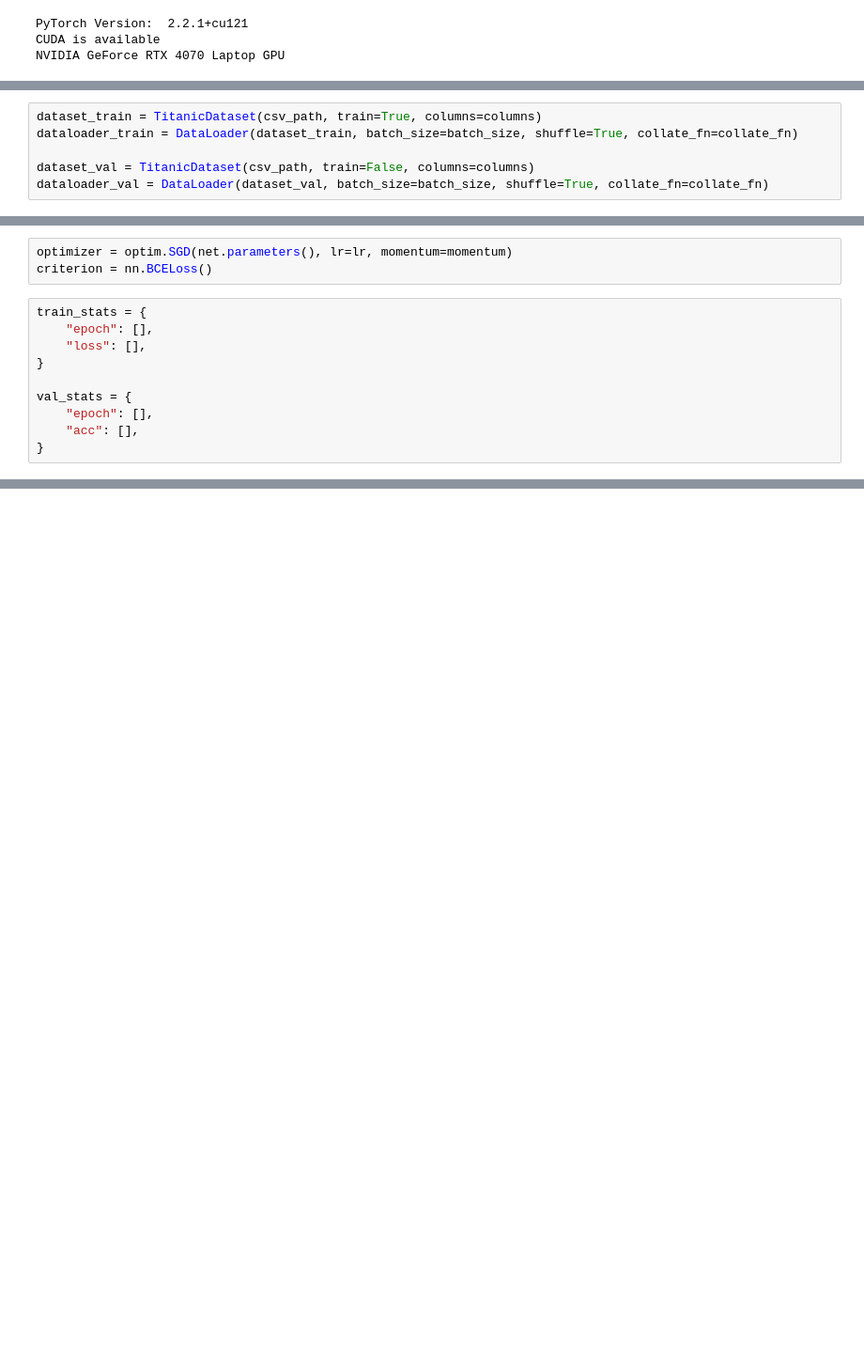
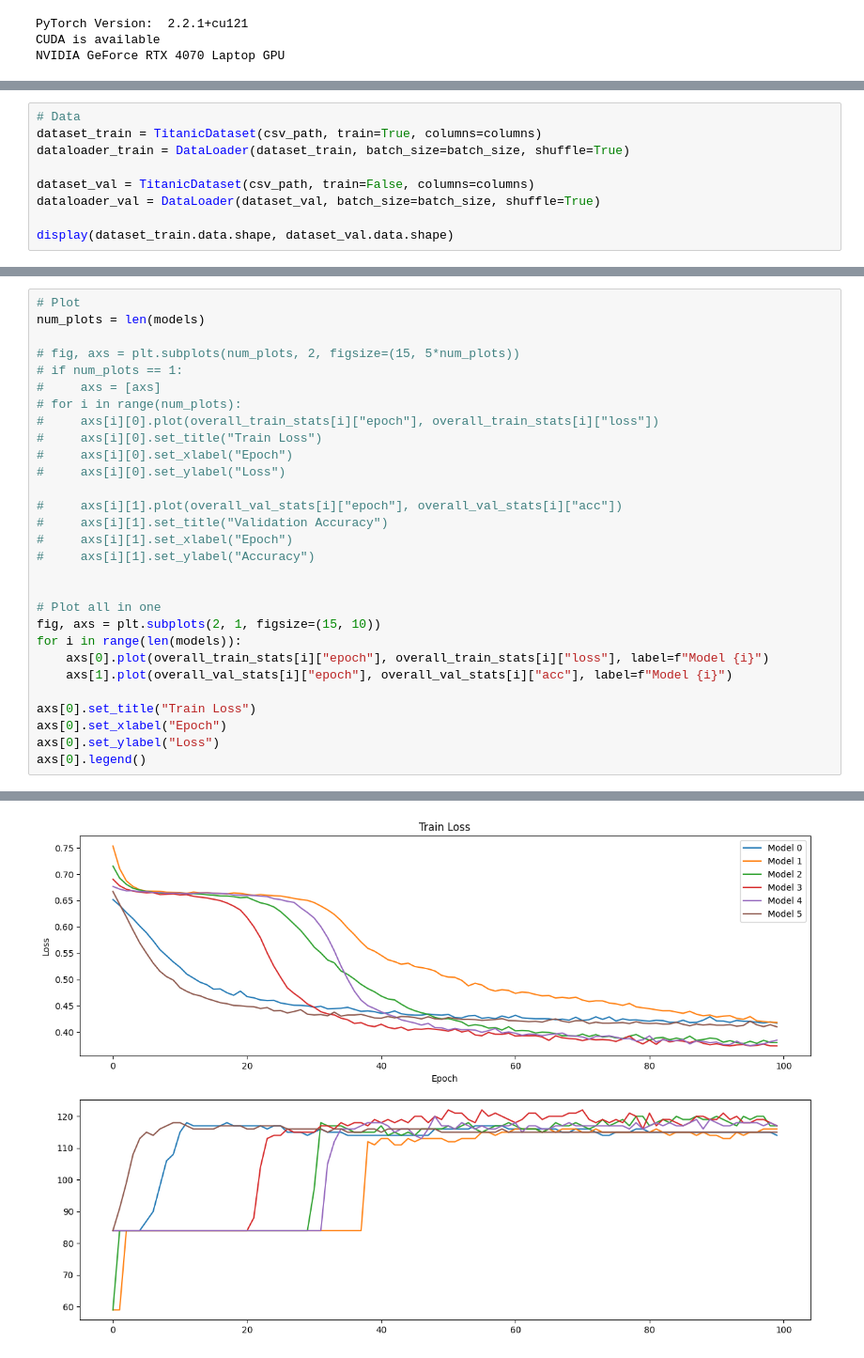
Before and after one commit to ilyii/deep-learning, a Jupyter notebook: titanic/code.ipynb, the cells around one changed output, grey strips where cells are left out. Shown at 94% size. Drawn from its saved outputs; the diff is of its cells as text; blank space fills up the shorter version.

```diff
--- a/titanic/code.ipynb
+++ b/titanic/code.ipynb
@@ -99,6 +213,9 @@ def collate_fn(batch):
 # %%
+# Data
 dataset_train = TitanicDataset(csv_path, train=True, columns=columns)
-dataloader_train = DataLoader(dataset_train, batch_size=batch_size, shuffle=True, collate_fn=collate_fn)
+dataloader_train = DataLoader(dataset_train, batch_size=batch_size, shuffle=True)
 
 dataset_val = TitanicDataset(csv_path, train=False, columns=columns)
-dataloader_val = DataLoader(dataset_val, batch_size=batch_size, shuffle=True, collate_fn=collate_fn)
+dataloader_val = DataLoader(dataset_val, batch_size=batch_size, shuffle=True)
+
+display(dataset_train.data.shape, dataset_val.data.shape)
@@ -164,13 +224,0 @@ out_dim = 1
-# %%
-optimizer = optim.SGD(net.parameters(), lr=lr, momentum=momentum)
-criterion = nn.BCELoss()
-# %%
-train_stats = {
-    "epoch": [],
-    "loss": [],
-}
-
-val_stats = {
-    "epoch": [],
-    "acc": [],
-}
@@ -251,0 +457,30 @@ plt.plot(val_stats["epoch"], val_stats["acc"], label="Accuracy")
+# %%
+# Plot
+num_plots = len(models)
+
+# fig, axs = plt.subplots(num_plots, 2, figsize=(15, 5*num_plots))
+# if num_plots == 1:
+#     axs = [axs]
+# for i in range(num_plots):
+#     axs[i][0].plot(overall_train_stats[i]["epoch"], overall_train_stats[i]["loss"])
+#     axs[i][0].set_title("Train Loss")
+#     axs[i][0].set_xlabel("Epoch")
+#     axs[i][0].set_ylabel("Loss")
+
+#     axs[i][1].plot(overall_val_stats[i]["epoch"], overall_val_stats[i]["acc"])
+#     axs[i][1].set_title("Validation Accuracy")
+#     axs[i][1].set_xlabel("Epoch")
+#     axs[i][1].set_ylabel("Accuracy")
+
+
+# Plot all in one
+fig, axs = plt.subplots(2, 1, figsize=(15, 10))
+for i in range(len(models)):
+    axs[0].plot(overall_train_stats[i]["epoch"], overall_train_stats[i]["loss"], label=f"Model {i}")
+    axs[1].plot(overall_val_stats[i]["epoch"], overall_val_stats[i]["acc"], label=f"Model {i}")
+
+axs[0].set_title("Train Loss")
+axs[0].set_xlabel("Epoch")
+axs[0].set_ylabel("Loss")
+axs[0].legend()
+# %% [output]
@@ -251,0 +488 @@ plt.plot(val_stats["epoch"], val_stats["acc"], label="Accuracy")
+[figure, added]
```
Also changed, not shown: parts of 15 cells of this notebook.
